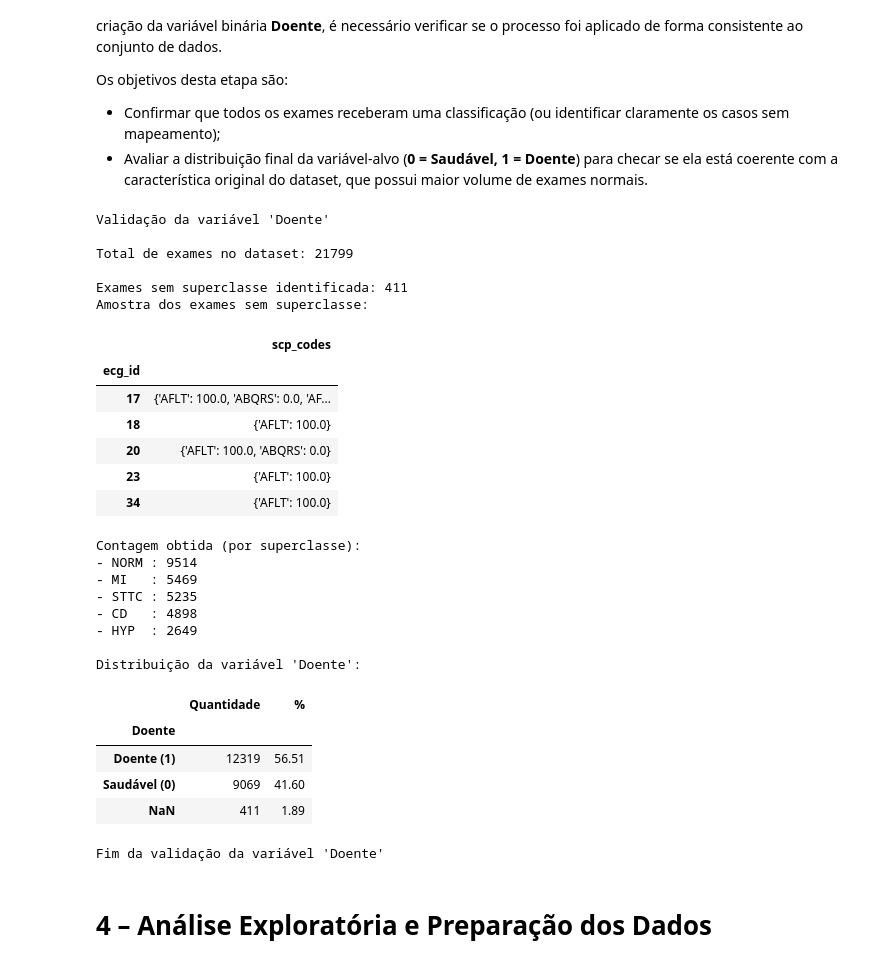
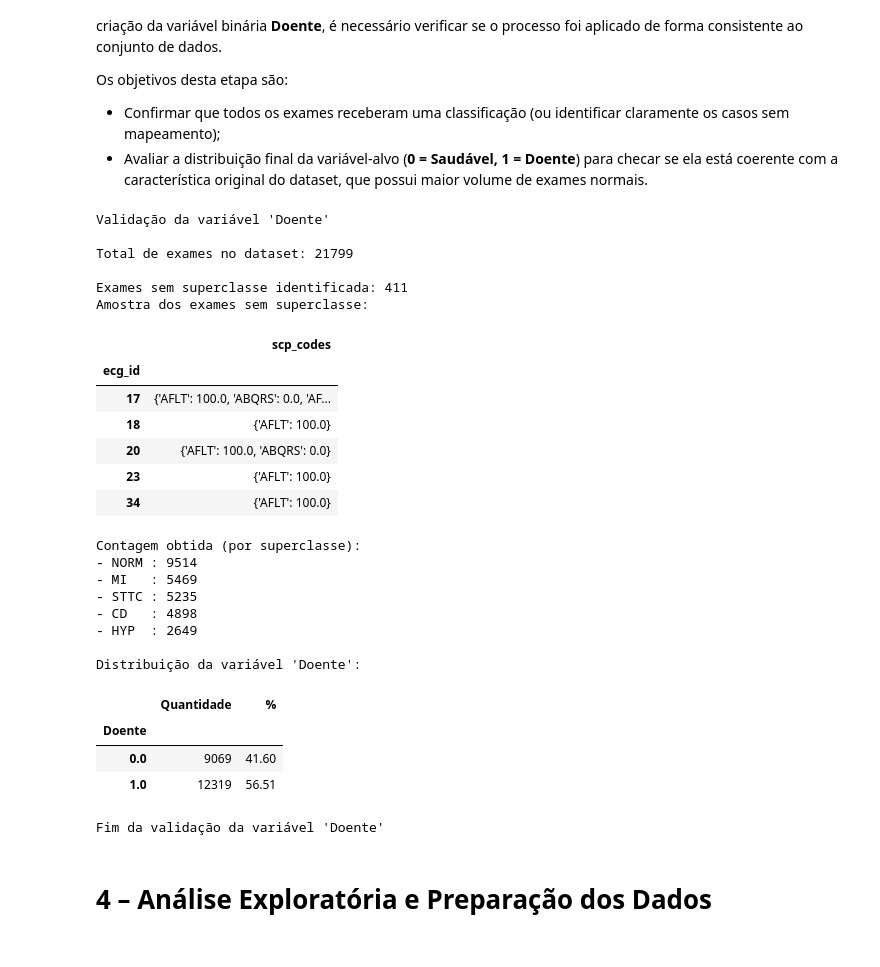
Before and after one commit to joalissonborges94/Tech_Challenge_Fase_1, a Jupyter notebook: TechChallenge_EGC.ipynb, the cells around one changed output. Drawn from its saved outputs; the diff is of its cells as text; code cells hidden in the pictures.

```diff
--- a/TechChallenge_EGC.ipynb
+++ b/TechChallenge_EGC.ipynb
@@ -355,40 +355,42 @@ print("\nContagem obtida (por superclasse):")
 for cls, v in contagem_obtida.items():
     print(f"- {cls:<5}: {v}")
 
+# 3) distribuição da variável 'Doente'
+dist = df_database["Doente"].value_counts().sort_index()
+
 print("\nDistribuição da variável 'Doente':")
 display(pd.DataFrame({
     "Quantidade": dist,
     "%": (dist / total_registros * 100).round(2)
 }))
 
 print("\nFim da validação da variável 'Doente'")
 # %% [output]
 Validação da variável 'Doente'
 
 Total de exames no dataset: 21799
 
 Exames sem superclasse identificada: 411
 Amostra dos exames sem superclasse:
 |  | scp_codes |
 | ecg_id |  |
 | 17 | {'AFLT': 100.0, 'ABQRS': 0.0, 'AF... |
 | 18 | {'AFLT': 100.0} |
 | 20 | {'AFLT': 100.0, 'ABQRS': 0.0} |
 | 23 | {'AFLT': 100.0} |
 | 34 | {'AFLT': 100.0} |
 Contagem obtida (por superclasse):
 - NORM : 9514
 - MI   : 5469
 - STTC : 5235
 - CD   : 4898
 - HYP  : 2649
 
 Distribuição da variável 'Doente':
 |  | Quantidade | % |
 | Doente |  |  |
-| Doente (1) | 12319 | 56.51 |
-| Saudável (0) | 9069 | 41.60 |
-| NaN | 411 | 1.89 |
+| 0.0 | 9069 | 41.60 |
+| 1.0 | 12319 | 56.51 |
 Fim da validação da variável 'Doente'
 # %% [markdown]
 # 4 – Análise Exploratória e Preparação dos Dados
```
Also changed, not shown: parts of 21 cells of this notebook.
